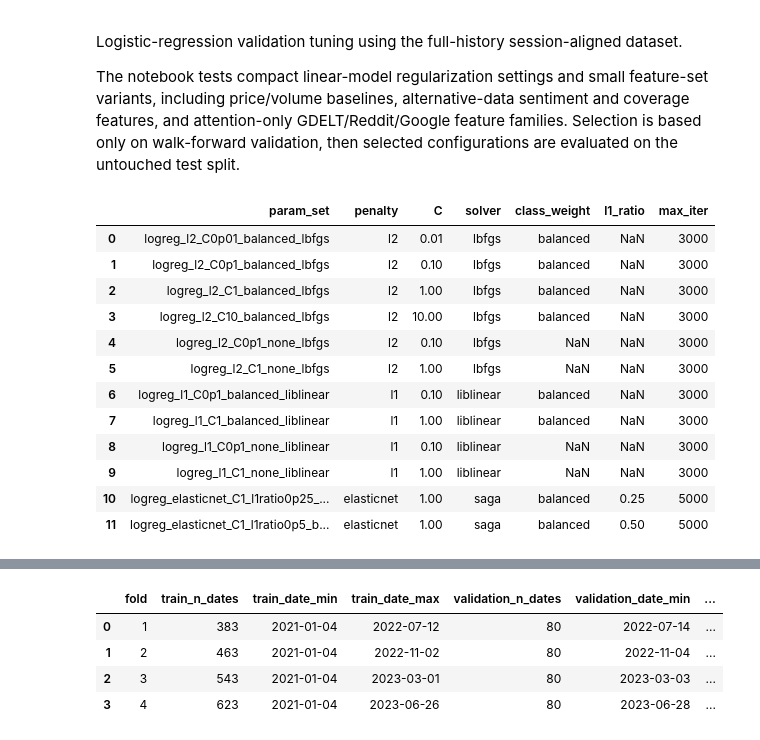
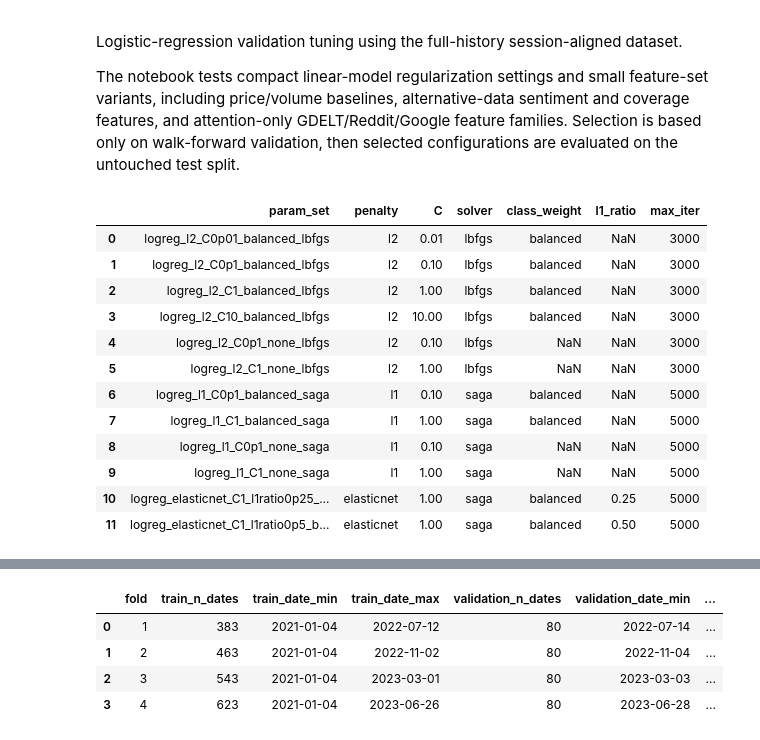
Before and after one commit to filip19992/equity-price-direction-predictor, a Jupyter notebook: notebooks/logistic_regression.ipynb, the cells around one changed output, grey strips where cells are left out. Cells and saved outputs as stored; diff of their text form; code cells hidden in the pictures.

```diff
--- a/notebooks/logistic_regression.ipynb
+++ b/notebooks/logistic_regression.ipynb
@@ -80,26 +94,26 @@ for c_value in [0.1, 1.0]:
 for c_value in [0.1, 1.0]:
     LOGREG_PARAM_GRID.append(
         {
-            "param_set": f"logreg_l1_C{format_grid_value(c_value)}_balanced_liblinear",
+            "param_set": f"logreg_l1_C{format_grid_value(c_value)}_balanced_saga",
             "penalty": "l1",
             "C": c_value,
-            "solver": "liblinear",
+            "solver": "saga",
             "class_weight": "balanced",
             "l1_ratio": None,
-            "max_iter": 3000,
+            "max_iter": 5000,
         }
     )
 
 for c_value in [0.1, 1.0]:
     LOGREG_PARAM_GRID.append(
         {
-            "param_set": f"logreg_l1_C{format_grid_value(c_value)}_none_liblinear",
+            "param_set": f"logreg_l1_C{format_grid_value(c_value)}_none_saga",
             "penalty": "l1",
             "C": c_value,
-            "solver": "liblinear",
+            "solver": "saga",
             "class_weight": None,
             "l1_ratio": None,
-            "max_iter": 3000,
+            "max_iter": 5000,
         }
     )
 
@@ -119,37 +133,37 @@ for l1_ratio in [0.25, 0.5]:
 feature_grid = FeatureSetGridBuilder.build(
     max_features_per_model=CONFIG["max_features_per_model"],
 )
 
 PRICE_FEATURES = feature_grid.price_features
 VOLUME_FEATURE_OPTIONS = feature_grid.volume_feature_options
 GDELT_FEATURE_OPTIONS = feature_grid.gdelt_feature_options
 GDELT_SENTIMENT_FEATURE_OPTIONS = feature_grid.gdelt_sentiment_feature_options
 GDELT_ATTENTION_FEATURE_OPTIONS = feature_grid.gdelt_attention_feature_options
 REDDIT_FEATURE_OPTIONS = feature_grid.reddit_feature_options
 REDDIT_ATTENTION_FEATURE_OPTIONS = feature_grid.reddit_attention_feature_options
 GOOGLE_TRENDS_FEATURE_OPTIONS = feature_grid.google_trends_feature_options
 GOOGLE_SCORE_ATTENTION_FEATURE_OPTIONS = feature_grid.google_score_attention_feature_options
 DERIVED_FEATURE_COLUMNS = feature_grid.derived_feature_columns
 BASE_VOLUME_OPTION = feature_grid.base_volume_option
 BASELINE_FEATURE_SET = feature_grid.baseline_feature_set
 FEATURE_SET_SPECS = feature_grid.feature_set_specs
 FEATURE_SETS = feature_grid.feature_sets
 FEATURE_SET_METADATA = feature_grid.feature_set_metadata
 SKIPPED_FEATURE_SETS = feature_grid.skipped_feature_sets
 FEATURE_SETS_TO_TEST = feature_grid.feature_sets_to_test
 pd.DataFrame(LOGREG_PARAM_GRID)
 # %% [output]
 |  | param_set | penalty | C | solver | class_weight | l1_ratio | max_iter |
 | 0 | logreg_l2_C0p01_balanced_lbfgs | l2 | 0.01 | lbfgs | balanced | NaN | 3000 |
 | 1 | logreg_l2_C0p1_balanced_lbfgs | l2 | 0.10 | lbfgs | balanced | NaN | 3000 |
 | 2 | logreg_l2_C1_balanced_lbfgs | l2 | 1.00 | lbfgs | balanced | NaN | 3000 |
 | 3 | logreg_l2_C10_balanced_lbfgs | l2 | 10.00 | lbfgs | balanced | NaN | 3000 |
 | 4 | logreg_l2_C0p1_none_lbfgs | l2 | 0.10 | lbfgs | NaN | NaN | 3000 |
 | 5 | logreg_l2_C1_none_lbfgs | l2 | 1.00 | lbfgs | NaN | NaN | 3000 |
-| 6 | logreg_l1_C0p1_balanced_liblinear | l1 | 0.10 | liblinear | balanced | NaN | 3000 |
-| 7 | logreg_l1_C1_balanced_liblinear | l1 | 1.00 | liblinear | balanced | NaN | 3000 |
-| 8 | logreg_l1_C0p1_none_liblinear | l1 | 0.10 | liblinear | NaN | NaN | 3000 |
-| 9 | logreg_l1_C1_none_liblinear | l1 | 1.00 | liblinear | NaN | NaN | 3000 |
+| 6 | logreg_l1_C0p1_balanced_saga | l1 | 0.10 | saga | balanced | NaN | 5000 |
+| 7 | logreg_l1_C1_balanced_saga | l1 | 1.00 | saga | balanced | NaN | 5000 |
+| 8 | logreg_l1_C0p1_none_saga | l1 | 0.10 | saga | NaN | NaN | 5000 |
+| 9 | logreg_l1_C1_none_saga | l1 | 1.00 | saga | NaN | NaN | 5000 |
 | 10 | logreg_elasticnet_C1_l1ratio0p25_... | elasticnet | 1.00 | saga | balanced | 0.25 | 5000 |
 | 11 | logreg_elasticnet_C1_l1ratio0p5_b... | elasticnet | 1.00 | saga | balanced | 0.50 | 5000 |
 # %%
```
Also changed, not shown: parts of 9 cells of this notebook, 11 other files.
